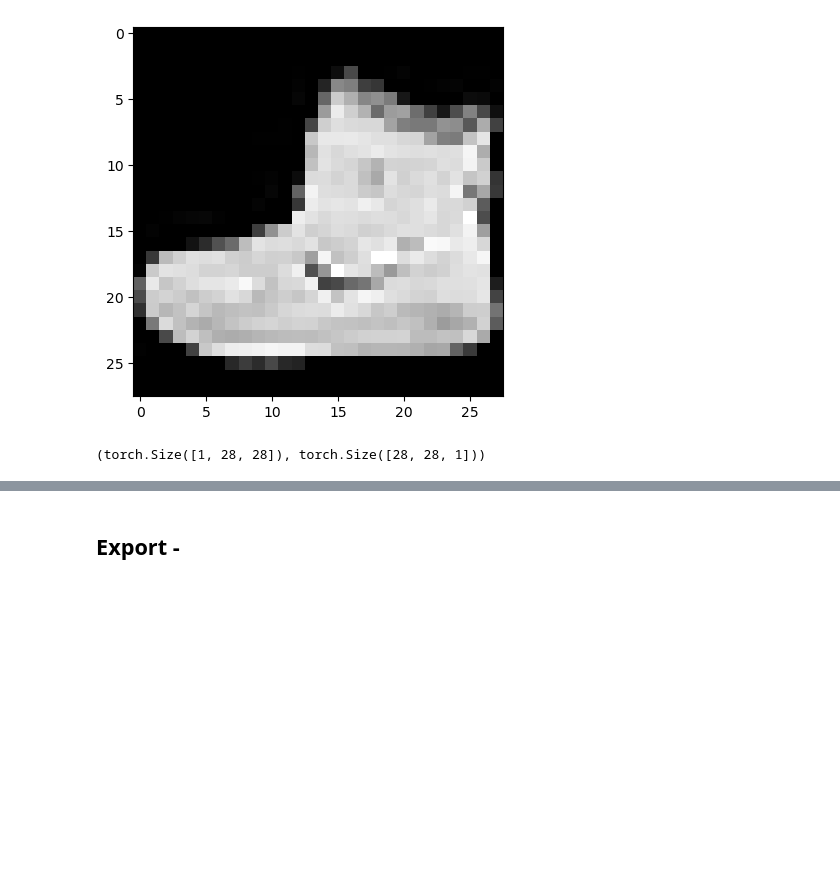
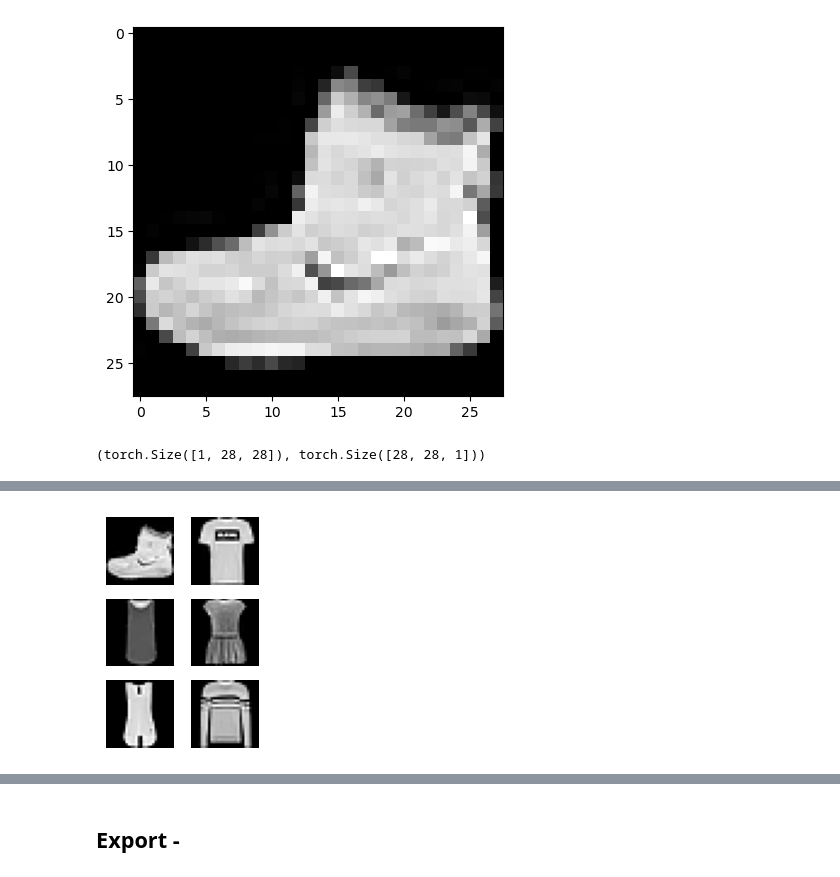
Before and after one commit to ForBo7/xiaoai, a Jupyter notebook: nbs/00_core.ipynb, the cells around one changed output, grey strips where cells are left out. Drawn from its saved outputs; the diff is of its cells as text; code cells hidden in the pictures; blank space fills up the shorter version.

```diff
--- a/nbs/00_core.ipynb
+++ b/nbs/00_core.ipynb
@@ -388,0 +522,28 @@ img.shape, img.permute(1,2,0).shape
+# %%
+#| export
+import math
+@fc.delegates(subplots)
+def get_grid(
+  n:int, # Number of axes
+  nrows:int=None, # Number of rows, defaulting to `int(math.sqrt(n))`
+  ncols:int=None, # Number of cols, defaulting to `ceil(n/rows)`
+  title:str=None, # If passed, title set to the figure
+  weight:str='bold', # Title font weight
+  size:int=14, # Title font size
+  **kwargs,
+): # fig and axs
+  'Return a grid of `n` axes, `rows` by `cols`'
+  if   nrows: ncols = ncols or int(np.floor(n/nrows))
+  elif ncols: nrows = nrows or int(np.ceil (n/ncols))
+  else:
+    nrows = int(math.sqrt(n))
+    ncols = int(np.floor(n/nrows))
+  fig,axs = subplots(nrows,ncols,**kwargs)
+  for i in range(n, nrows*ncols): axs.flat[i].set_axis_off()
+  if title is not None: fig.suptitle(title, weight=weight, size=size)
+  return fig,axs
+# %%
+fig,axs = get_grid(8, nrows=3, imsize=1)
+for ax,img in zip(axs.flat,imgs): show_image(img, ax)
+# %% [output]
+[figure, added]
```
Also changed, not shown: parts of 25 cells of this notebook, 2 other files.
